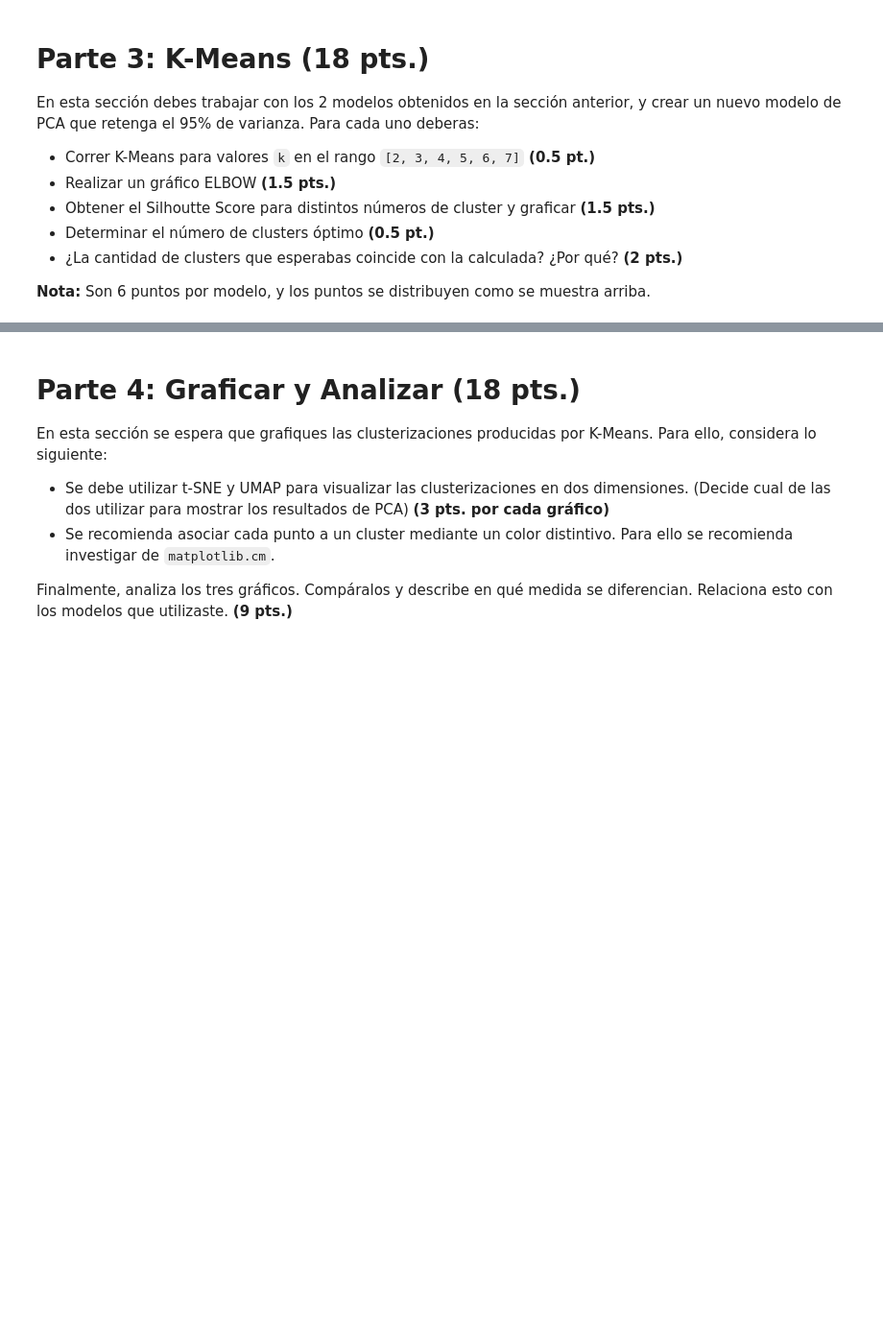
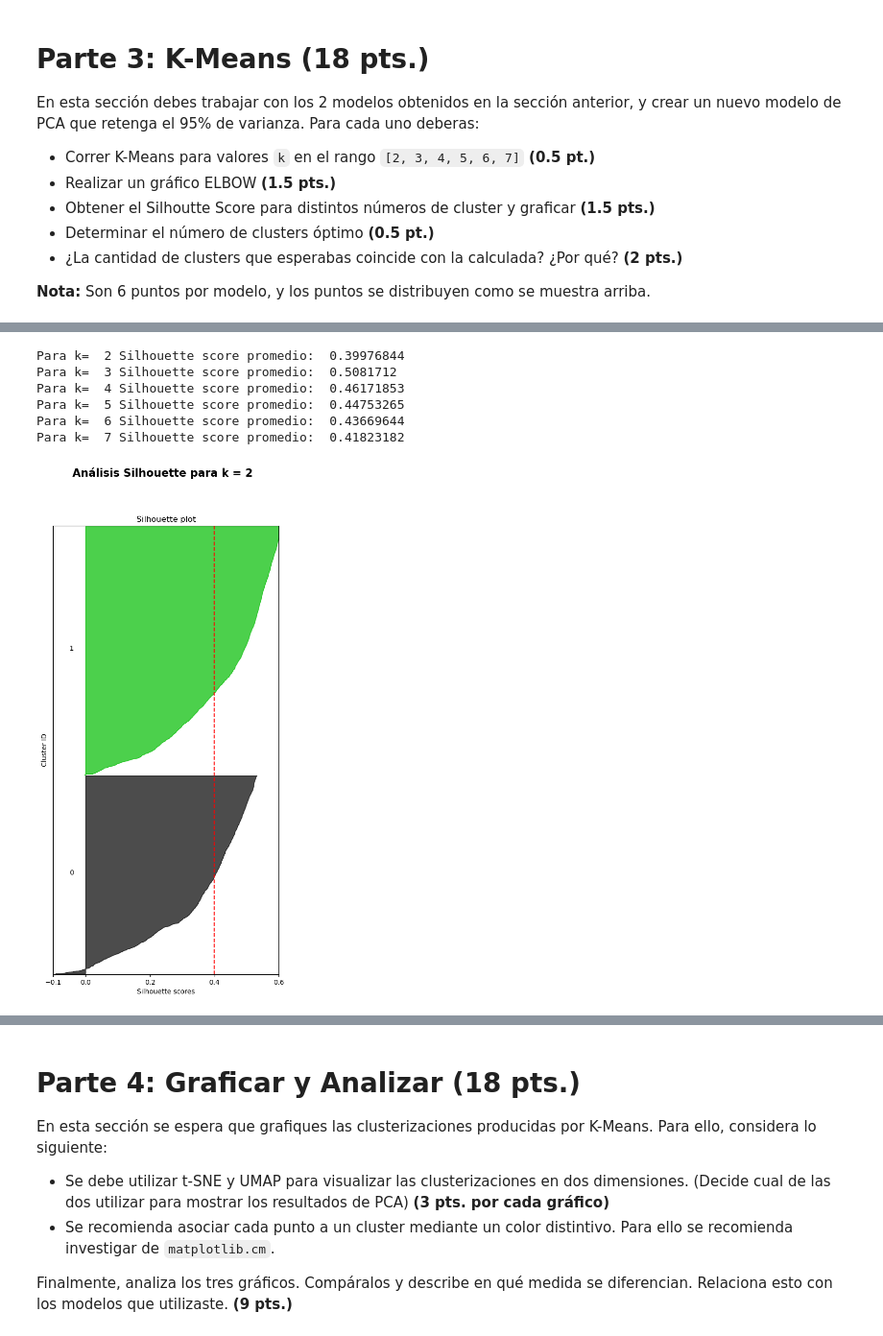
Before and after one commit to pedrozavalat/iic2433-tareas, a Jupyter notebook: t2/T2.ipynb, the cells around one changed output, grey strips where cells are left out. Shown at 96% size. Drawn from its saved outputs; the diff is of its cells as text; code cells hidden in the pictures; blank space fills up the shorter version.

```diff
--- a/t2/T2.ipynb
+++ b/t2/T2.ipynb
@@ -179,12 +182,3 @@ sample_cleaned
 Normaliza las columnas del set de datos que consideres necesarias. **Justifica** tus decisiones.
 
 Finalmente responde: ¿Por qué es útil normalizar en el caso de un modelo de clustering?
-# %%
-sample_cleaned.describe()
-# Normalizaremos las columnas que presentan una alta dispersion de datos, como por ejemplo:
-# Residual Sugar, Free Sulfur Dioxide, y Total Sulfur Dioxide.
-# Para ello, utilizaremos el metodo de normalizacion MinMaxScaler
-columns = ['residual sugar', 'free sulfur dioxide', 'total sulfur dioxide']
-scaler = preprocessing.MinMaxScaler()
-sample_cleaned[columns] = scaler.fit_transform(sample_cleaned[columns])
-sample_cleaned.describe()
@@ -201,3 +185,8 @@ sample_cleaned.describe()
+# %%
+# Considere normalizar todos los datos dentro del dataset, ya que al realizar un escalamiento de los datos
+# permite tener una mejora en el modelo de clustering, presentando a todos los datos en una misma escala
+scaler = preprocessing.MinMaxScaler()
+X_normalized = scaler.fit_transform(sample_cleaned)
 # %% [markdown]
 Al normalizar con MinMaxScaler nos permnite determinar que los datos se encuentren dentro de un intervalo filo. Esto es util al momento de
 realizar clustering ya que nos permite terner una mejor interpretacion de los futuros resultados al momento de graficarlos.
@@ -292,0 +363,10 @@ En esta sección debes trabajar con los 2 modelos obtenidos en la sección anter
+# %%
+function_k_means(projection_tsne)
+# %% [output]
+Para k=  2 Silhouette score promedio:  0.39976844
+Para k=  3 Silhouette score promedio:  0.5081712
+Para k=  4 Silhouette score promedio:  0.46171853
+Para k=  5 Silhouette score promedio:  0.44753265
+Para k=  6 Silhouette score promedio:  0.43669644
+Para k=  7 Silhouette score promedio:  0.41823182
+[figure, added]
```
Also changed, not shown: parts of 16 cells of this notebook.
